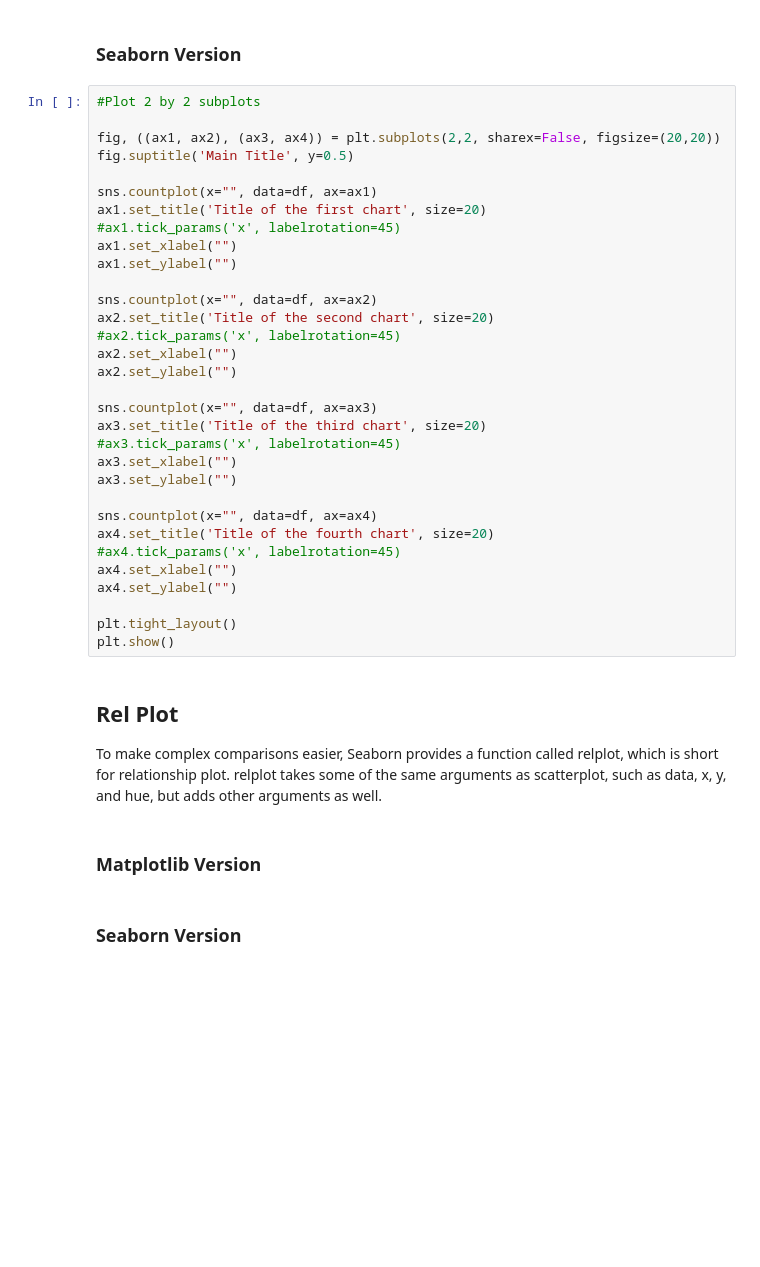
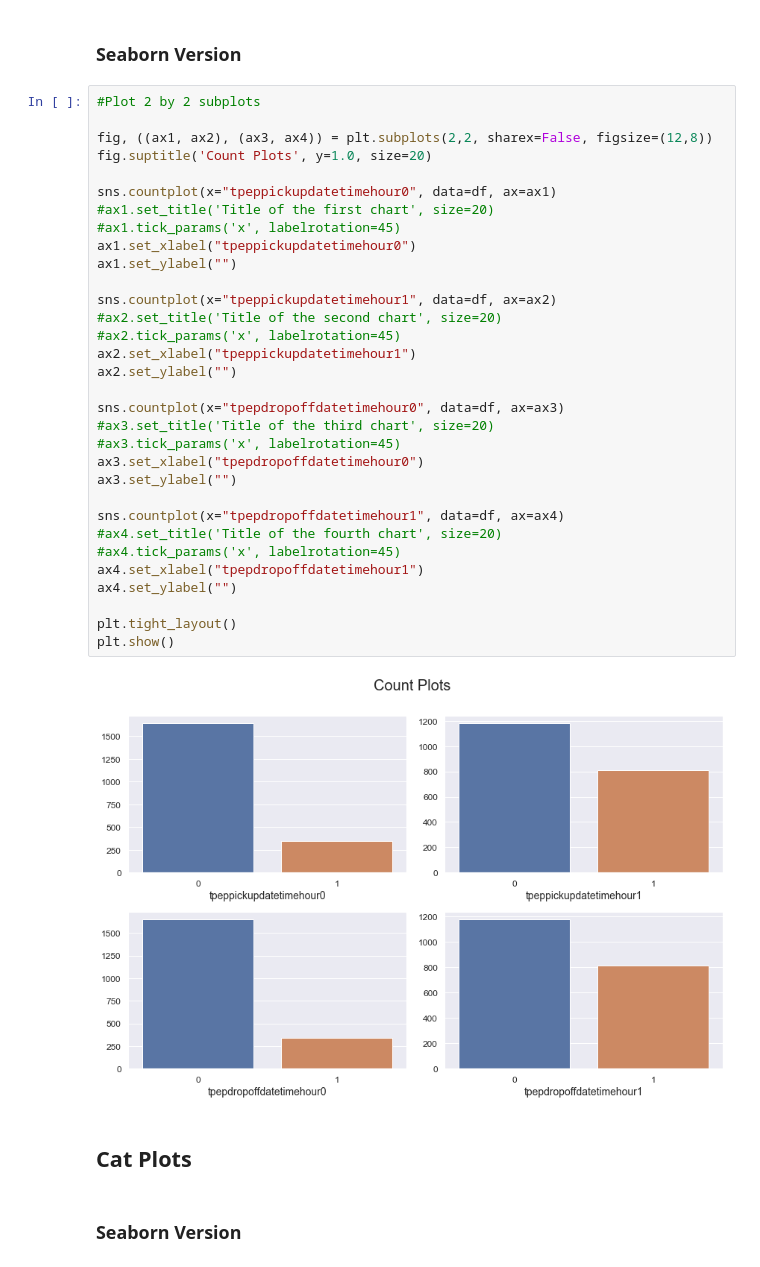
Before and after one commit to dennislamcv1/GoogleADA, a Jupyter notebook: Regression Analysis/Taxi Trips EDA.ipynb, the cells around one changed output. Drawn from its saved outputs; the diff is of its cells as text; blank space fills up the shorter version.

```diff
--- a/Regression Analysis/Taxi Trips EDA.ipynb
+++ b/Regression Analysis/Taxi Trips EDA.ipynb
@@ -769,40 +1099,38 @@ plt.show()
 # %%
 #Plot 2 by 2 subplots
 
-fig, ((ax1, ax2), (ax3, ax4)) = plt.subplots(2,2, sharex=False, figsize=(20,20))
-fig.suptitle('Main Title', y=0.5)
+fig, ((ax1, ax2), (ax3, ax4)) = plt.subplots(2,2, sharex=False, figsize=(12,8))
+fig.suptitle('Count Plots', y=1.0, size=20)
 
-sns.countplot(x="", data=df, ax=ax1)
-ax1.set_title('Title of the first chart', size=20)
+sns.countplot(x="tpeppickupdatetimehour0", data=df, ax=ax1)
+#ax1.set_title('Title of the first chart', size=20)
 #ax1.tick_params('x', labelrotation=45)
-ax1.set_xlabel("")
+ax1.set_xlabel("tpeppickupdatetimehour0")
 ax1.set_ylabel("")
 
-sns.countplot(x="", data=df, ax=ax2)
-ax2.set_title('Title of the second chart', size=20)
+sns.countplot(x="tpeppickupdatetimehour1", data=df, ax=ax2)
+#ax2.set_title('Title of the second chart', size=20)
 #ax2.tick_params('x', labelrotation=45)
-ax2.set_xlabel("")
+ax2.set_xlabel("tpeppickupdatetimehour1")
 ax2.set_ylabel("")
 
-sns.countplot(x="", data=df, ax=ax3)
-ax3.set_title('Title of the third chart', size=20)
+sns.countplot(x="tpepdropoffdatetimehour0", data=df, ax=ax3)
+#ax3.set_title('Title of the third chart', size=20)
 #ax3.tick_params('x', labelrotation=45)
-ax3.set_xlabel("")
+ax3.set_xlabel("tpepdropoffdatetimehour0")
 ax3.set_ylabel("")
 
-sns.countplot(x="", data=df, ax=ax4)
-ax4.set_title('Title of the fourth chart', size=20)
+sns.countplot(x="tpepdropoffdatetimehour1", data=df, ax=ax4)
+#ax4.set_title('Title of the fourth chart', size=20)
 #ax4.tick_params('x', labelrotation=45)
-ax4.set_xlabel("")
+ax4.set_xlabel("tpepdropoffdatetimehour1")
 ax4.set_ylabel("")
 
 plt.tight_layout()
 plt.show()
+# %% [output]
+[figure, added]
-# %% [markdown]
-## Rel Plot
-
-To make complex comparisons easier, Seaborn provides a function called relplot, which is short for relationship plot. relplot takes some of the same arguments as scatterplot, such as data, x, y, and hue, but adds other arguments as well.
-# %% [markdown]
-### Matplotlib Version
+# %% [markdown]
+## Cat Plots
 # %% [markdown]
 ### Seaborn Version
```
Also changed, not shown: parts of 122 cells of this notebook.
